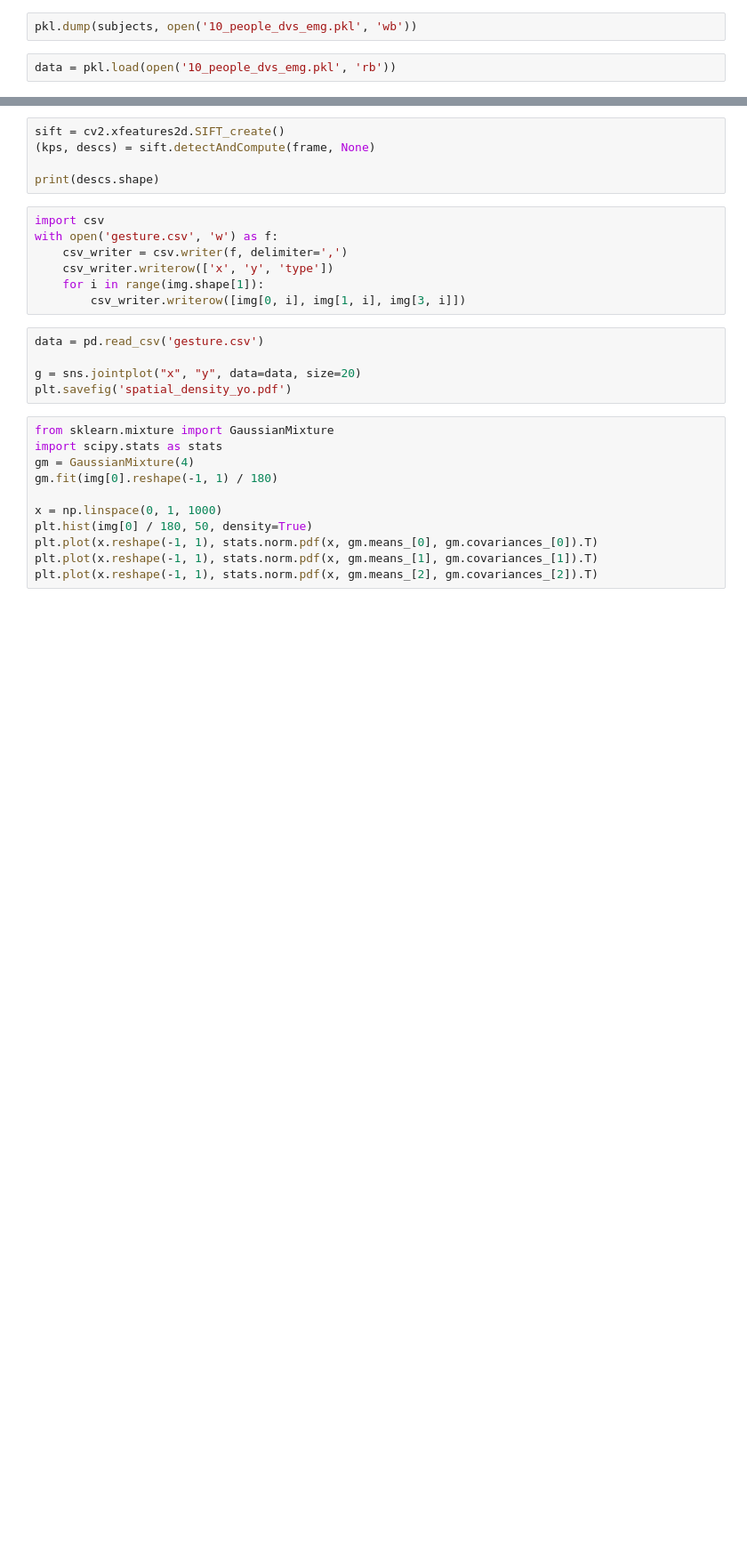
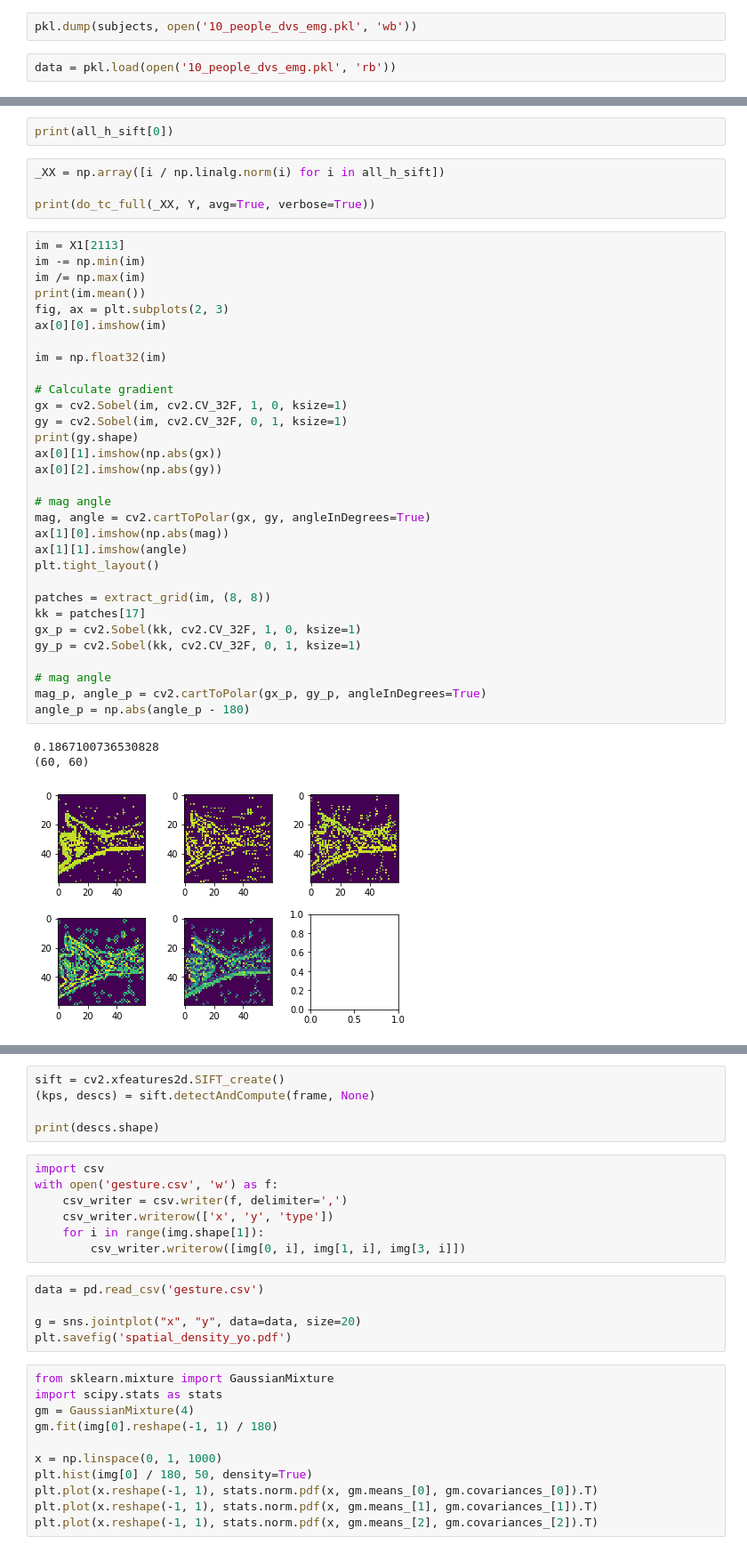
Before and after one commit to Enny1991/hand_gestures_cc19, a Jupyter notebook: loading_data.ipynb, the cells around one changed output, grey strips where cells are left out. Shown at 89% size. Cells and saved outputs as stored; diff of their text form; blank space fills up the shorter version.

```diff
--- a/loading_data.ipynb
+++ b/loading_data.ipynb
@@ -460,0 +479,41 @@ print(C_surf.shape)
+# %%
+print(all_h_sift[0])
+# %%
+_XX = np.array([i / np.linalg.norm(i) for i in all_h_sift])
+
+print(do_tc_full(_XX, Y, avg=True, verbose=True))
+# %%
+im = X1[2113]
+im -= np.min(im)
+im /= np.max(im)
+print(im.mean())
+fig, ax = plt.subplots(2, 3)
+ax[0][0].imshow(im)
+
+im = np.float32(im)
+
+# Calculate gradient
+gx = cv2.Sobel(im, cv2.CV_32F, 1, 0, ksize=1)
+gy = cv2.Sobel(im, cv2.CV_32F, 0, 1, ksize=1)
+print(gy.shape)
+ax[0][1].imshow(np.abs(gx))
+ax[0][2].imshow(np.abs(gy))
+
+# mag angle
+mag, angle = cv2.cartToPolar(gx, gy, angleInDegrees=True)
+ax[1][0].imshow(np.abs(mag))
+ax[1][1].imshow(angle)
+plt.tight_layout()
+
+patches = extract_grid(im, (8, 8))
+kk = patches[17]
+gx_p = cv2.Sobel(kk, cv2.CV_32F, 1, 0, ksize=1)
+gy_p = cv2.Sobel(kk, cv2.CV_32F, 0, 1, ksize=1)
+
+# mag angle
+mag_p, angle_p = cv2.cartToPolar(gx_p, gy_p, angleInDegrees=True)
+angle_p = np.abs(angle_p - 180)
+# %% [output]
+0.1867100736530828
+(60, 60)
+[figure, added]
```
Also changed, not shown: parts of 35 cells of this notebook, 1 other file.
